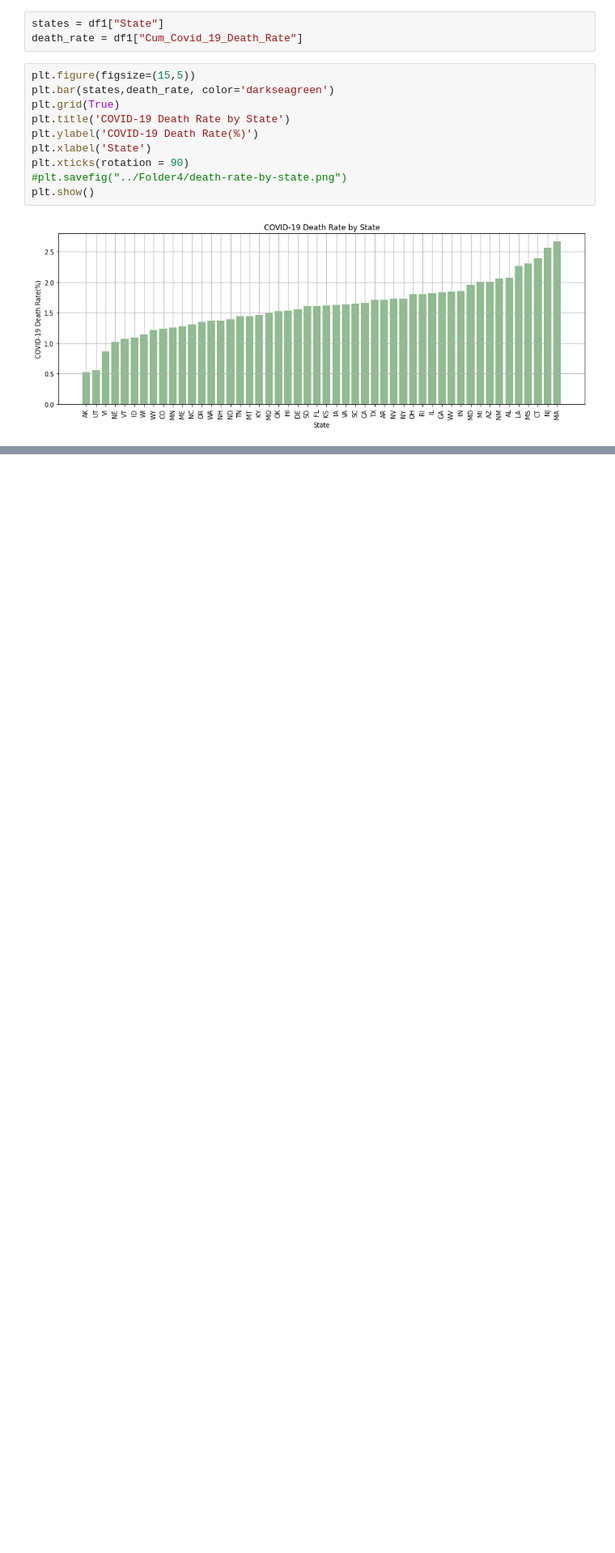
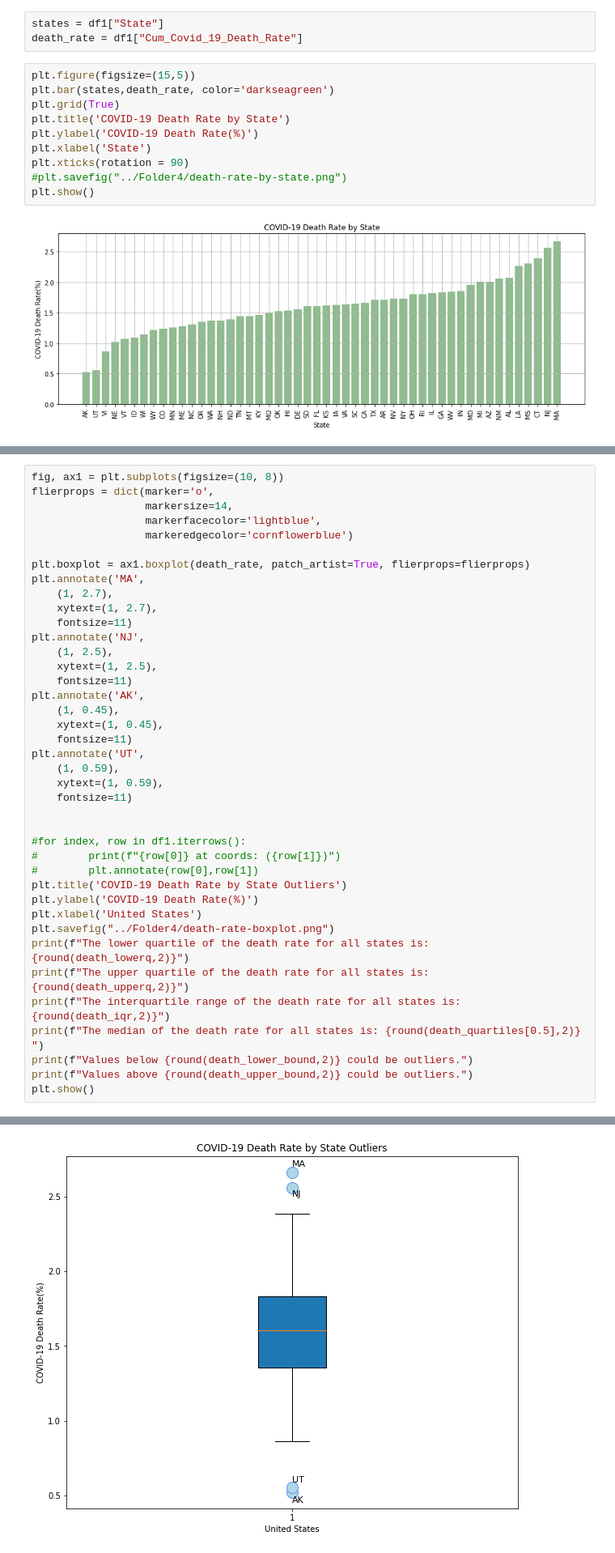
Before and after one commit to jenniecinelli/project_one, a Jupyter notebook: Folder4/jennie cleaning & analysis notebook.ipynb, the cells around one changed output, grey strips where cells are left out. Shown: that part at 81% size. Drawn from its saved outputs; the diff is of its cells as text; blank space fills up the shorter version.

Commit message:
boxplot

```diff
--- a/Folder4/jennie cleaning & analysis notebook.ipynb
+++ b/Folder4/jennie cleaning & analysis notebook.ipynb
@@ -639,0 +693,41 @@ plt.show()
+# %%
+fig, ax1 = plt.subplots(figsize=(10, 8))
+flierprops = dict(marker='o',
+                  markersize=14,
+                  markerfacecolor='lightblue',
+                  markeredgecolor='cornflowerblue')
+
+plt.boxplot = ax1.boxplot(death_rate, patch_artist=True, flierprops=flierprops)
+plt.annotate('MA',
+    (1, 2.7),
+    xytext=(1, 2.7),
+    fontsize=11)
+plt.annotate('NJ',
+    (1, 2.5),
+    xytext=(1, 2.5),
+    fontsize=11)
+plt.annotate('AK',
+    (1, 0.45),
+    xytext=(1, 0.45),
+    fontsize=11)
+plt.annotate('UT',
+    (1, 0.59),
+    xytext=(1, 0.59),
+    fontsize=11)
+
+
+#for index, row in df1.iterrows():
+#        print(f"{row[0]} at coords: ({row[1]})")
+#        plt.annotate(row[0],row[1])
+plt.title('COVID-19 Death Rate by State Outliers')
+plt.ylabel('COVID-19 Death Rate(%)')
+plt.xlabel('United States')
+plt.savefig("../Folder4/death-rate-boxplot.png")
+print(f"The lower quartile of the death rate for all states is: {round(death_lowerq,2)}")
+print(f"The upper quartile of the death rate for all states is: {round(death_upperq,2)}")
+print(f"The interquartile range of the death rate for all states is: {round(death_iqr,2)}")
+print(f"The median of the death rate for all states is: {round(death_quartiles[0.5],2)} ")
+print(f"Values below {round(death_lower_bound,2)} could be outliers.")
+print(f"Values above {round(death_upper_bound,2)} could be outliers.")
+plt.show()
+# %% [output]
@@ -639,0 +740 @@ plt.show()
+[figure, added]
```
Also changed, not shown: parts of 7 cells of this notebook, 3 other files.
